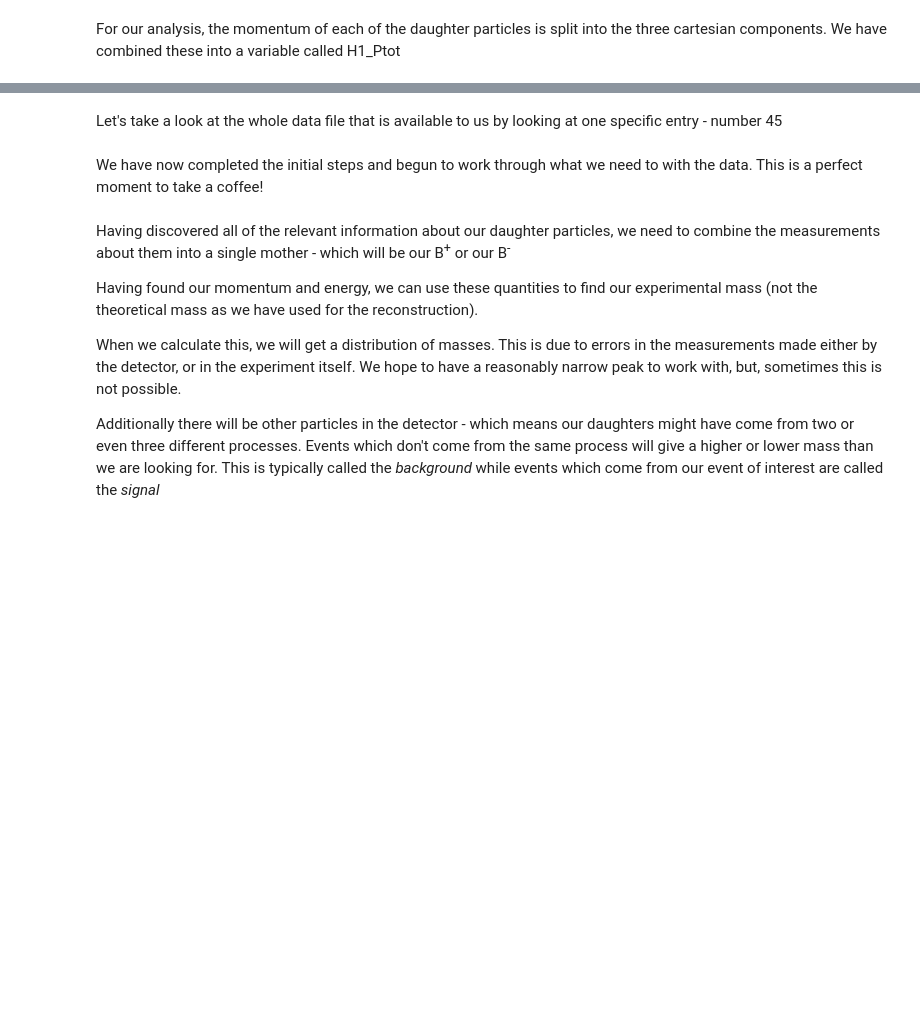
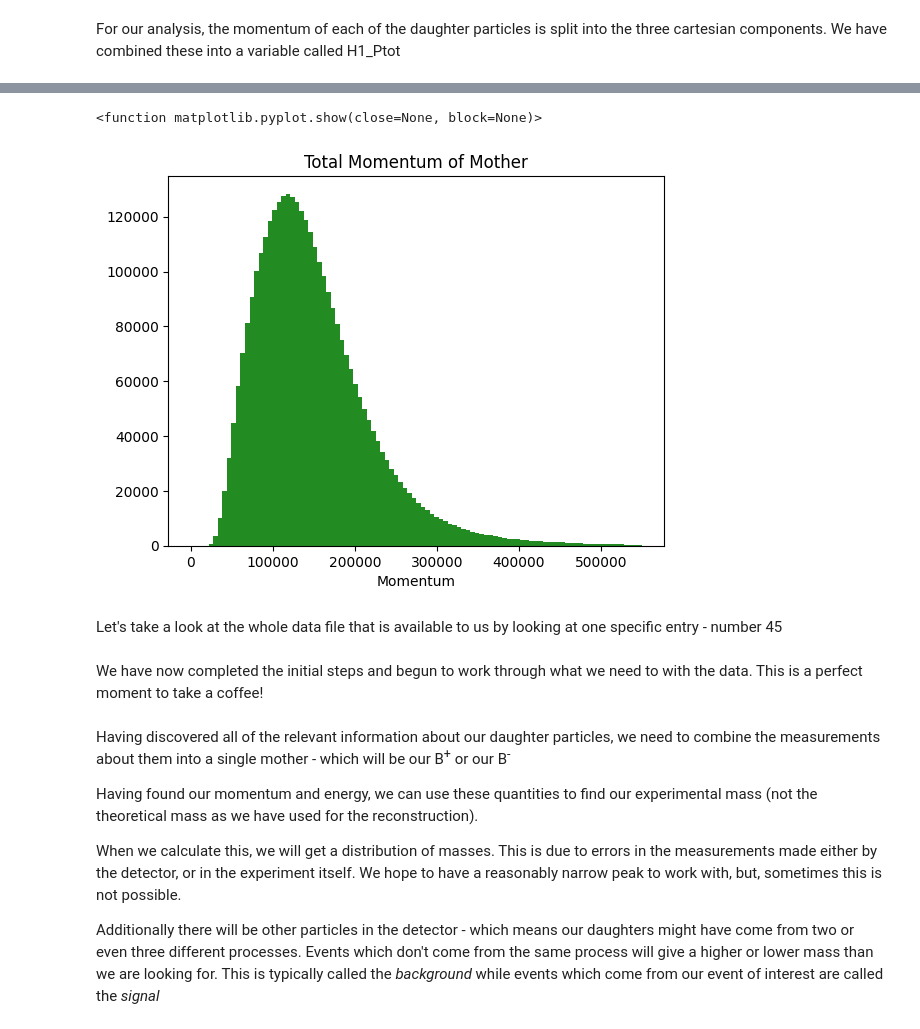
Before and after one commit to SmrithiCh/PRA3024-, a Jupyter notebook: PRA3024_Particle_Physics_W4.ipynb, the cells around one changed output, grey strips where cells are left out. Cells and saved outputs as stored; diff of their text form; code cells hidden in the pictures; blank space fills up the shorter version.

```diff
--- a/PRA3024_Particle_Physics_W4.ipynb
+++ b/PRA3024_Particle_Physics_W4.ipynb
@@ -236,3 +275,13 @@ plt.show
+# %%
+#histogram for mother's momentum
+plt.xlabel("Momentum")
+plt.hist(M_Ptot, 100, range = (0,0.55e6), color = 'forestgreen')
+plt.title("Total Momentum of Mother")
+
+plt.show
+# %% [output]
+<function matplotlib.pyplot.show(close=None, block=None)>
+[figure, added]
 # %% [markdown]
 Let's take a look at the whole data file that is available to us by looking at one specific entry - number 45
 # %% [markdown]
```
Also changed, not shown: parts of 25 cells of this notebook.
